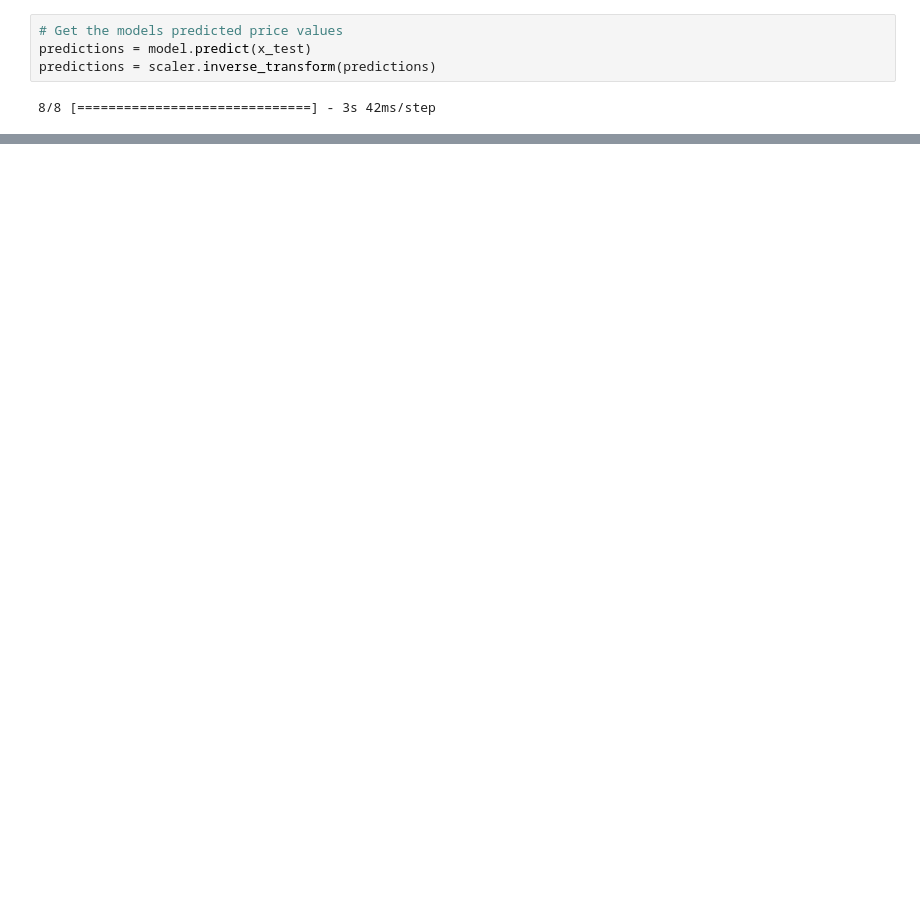
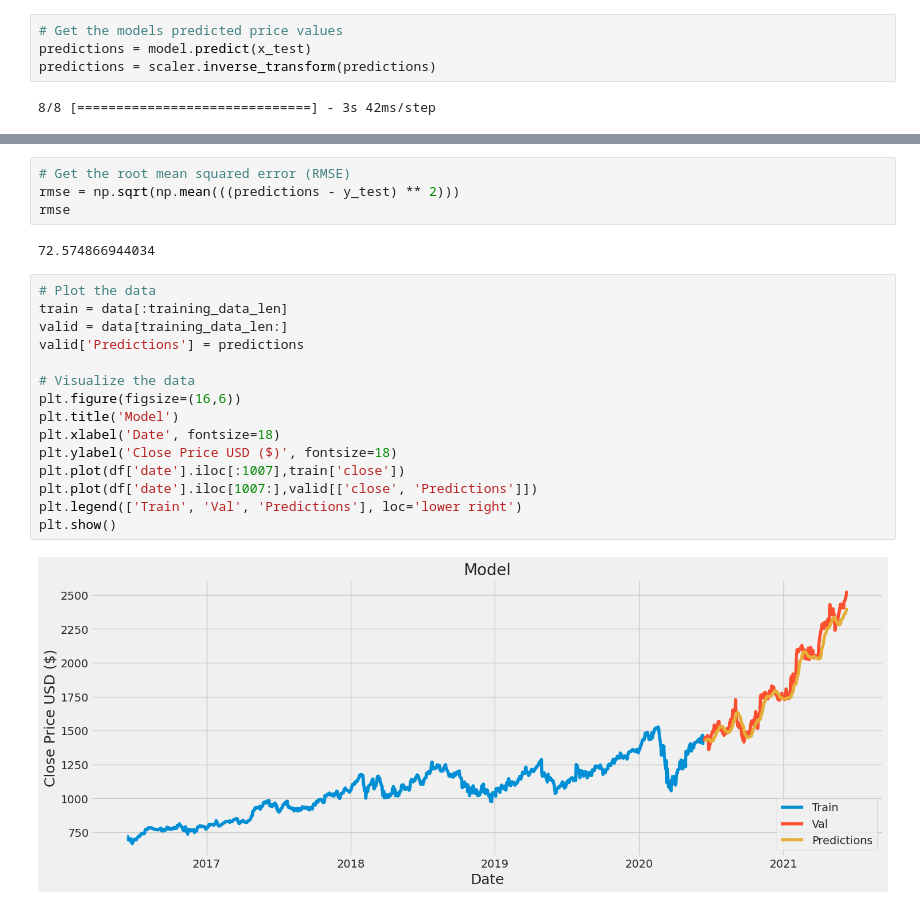
Before and after one commit to ady909/Stock-Prediction-Using-LSMT, a Jupyter notebook: Stock_Price_Prediction_using_LSMT.ipynb, the cells around one changed output, grey strips where cells are left out. Drawn from its saved outputs; the diff is of its cells as text; blank space fills up the shorter version.

```diff
--- a/Stock_Price_Prediction_using_LSMT.ipynb
+++ b/Stock_Price_Prediction_using_LSMT.ipynb
@@ -285,0 +293,23 @@ predictions = scaler.inverse_transform(predictions)
+# %%
+# Get the root mean squared error (RMSE)
+rmse = np.sqrt(np.mean(((predictions - y_test) ** 2)))
+rmse
+# %% [output]
+72.574866944034
+# %%
+# Plot the data
+train = data[:training_data_len]
+valid = data[training_data_len:]
+valid['Predictions'] = predictions
+
+# Visualize the data
+plt.figure(figsize=(16,6))
+plt.title('Model')
+plt.xlabel('Date', fontsize=18)
+plt.ylabel('Close Price USD ($)', fontsize=18)
+plt.plot(df['date'].iloc[:1007],train['close'])
+plt.plot(df['date'].iloc[1007:],valid[['close', 'Predictions']])
+plt.legend(['Train', 'Val', 'Predictions'], loc='lower right')
+plt.show()
+# %% [output]
+[figure, added]
```
Also changed, not shown: parts of 1 cell of this notebook.
